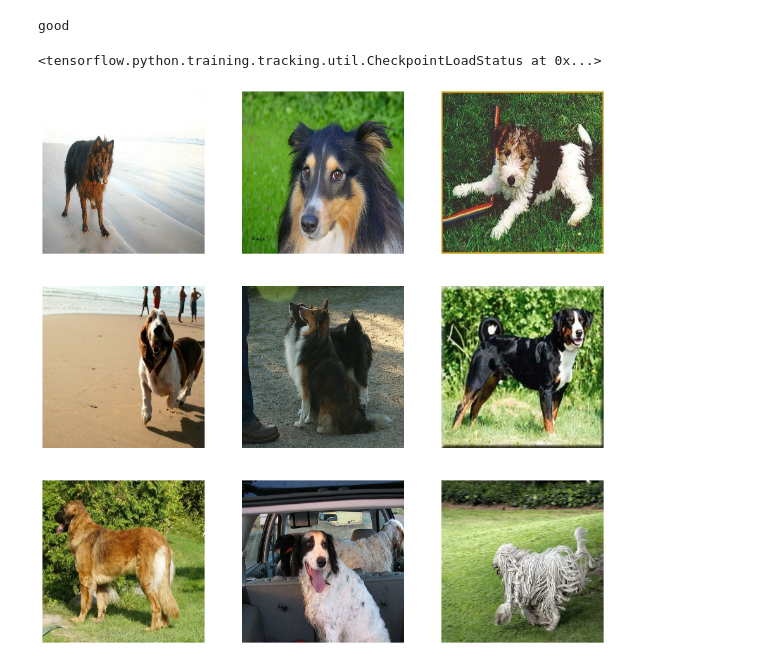
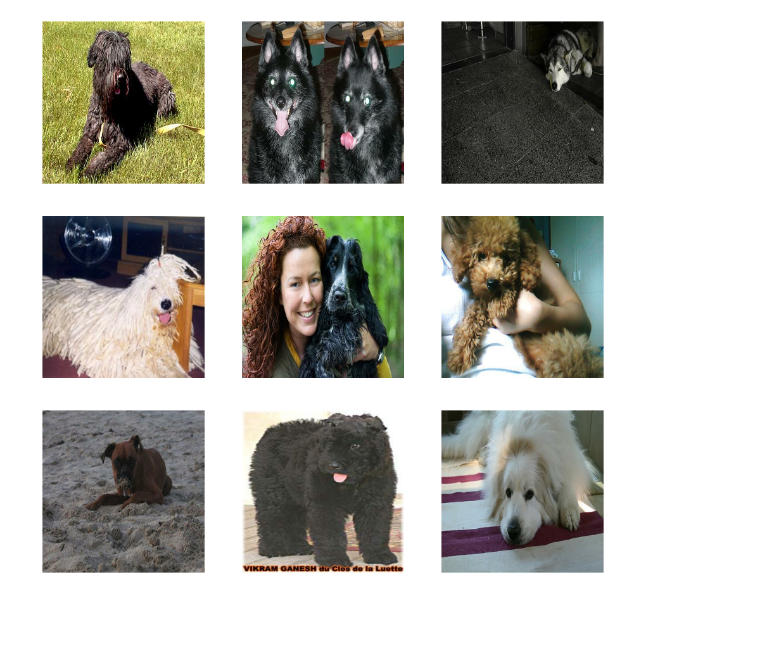
Before and after one commit to kwjinwoo/Dog_face_landmark_detection, a Jupyter notebook: autoencoder/image_recon example.ipynb, the cells around one changed output. Saved outputs shown, nothing was run; the diff lists cells and outputs as text; code cells hidden in the pictures; blank space fills up the shorter version.

```diff
--- a/autoencoder/image_recon example.ipynb
+++ b/autoencoder/image_recon example.ipynb
@@ -14,25 +33,13 @@ ae = resnet_V2.ResNetAE(drop_out=0.5)
-# %%
-temp_input = tf.random.normal(shape=(1, 256, 256, 3))
-drop_ae(temp_input)
-ae(temp_input)
-print('good')
-# %% [output]
-good
-# %%
-drop_ae.load_weights('pre_trained/model_5.ckpt')
-# ae.load_weights('pre_trained/no_dropout_epcoh5.data-00000-of-00001')
-# %% [output]
-<tensorflow.python.training.tracking.util.CheckpointLoadStatus at 0x...>
 # %%
-train_ds, test_ds = data_util.get_autoencoder_dataset(batch_size=batch_size)
+train_ds = data_util.get_autoencoder_dataset(batch_size=batch_size)
 # %%
-for images in test_ds.take(1):
+for images in train_ds.take(1):
     plt.figure(figsize=(16, 16))
     for i in range(9):
         ax = plt.subplot(3, 3, i + 1)
         plt.imshow(images[i].numpy())
         plt.axis('off')
 plt.savefig('./train_result/origin.png')
 # %% [output]
-[figure, old version]
+[figure, new version]
 # %%
```
Also changed, not shown: parts of 3 cells of this notebook, 3 other files.
